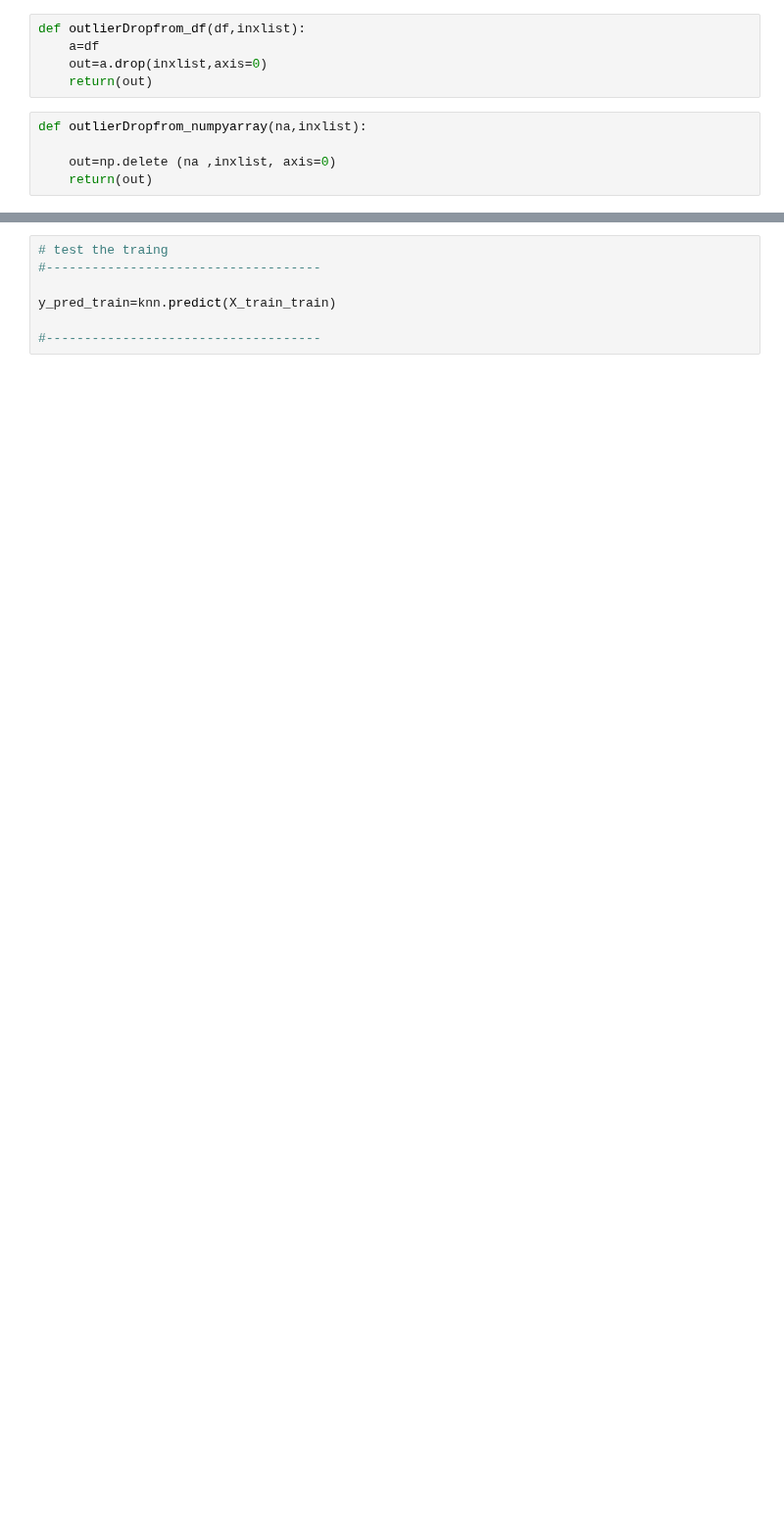
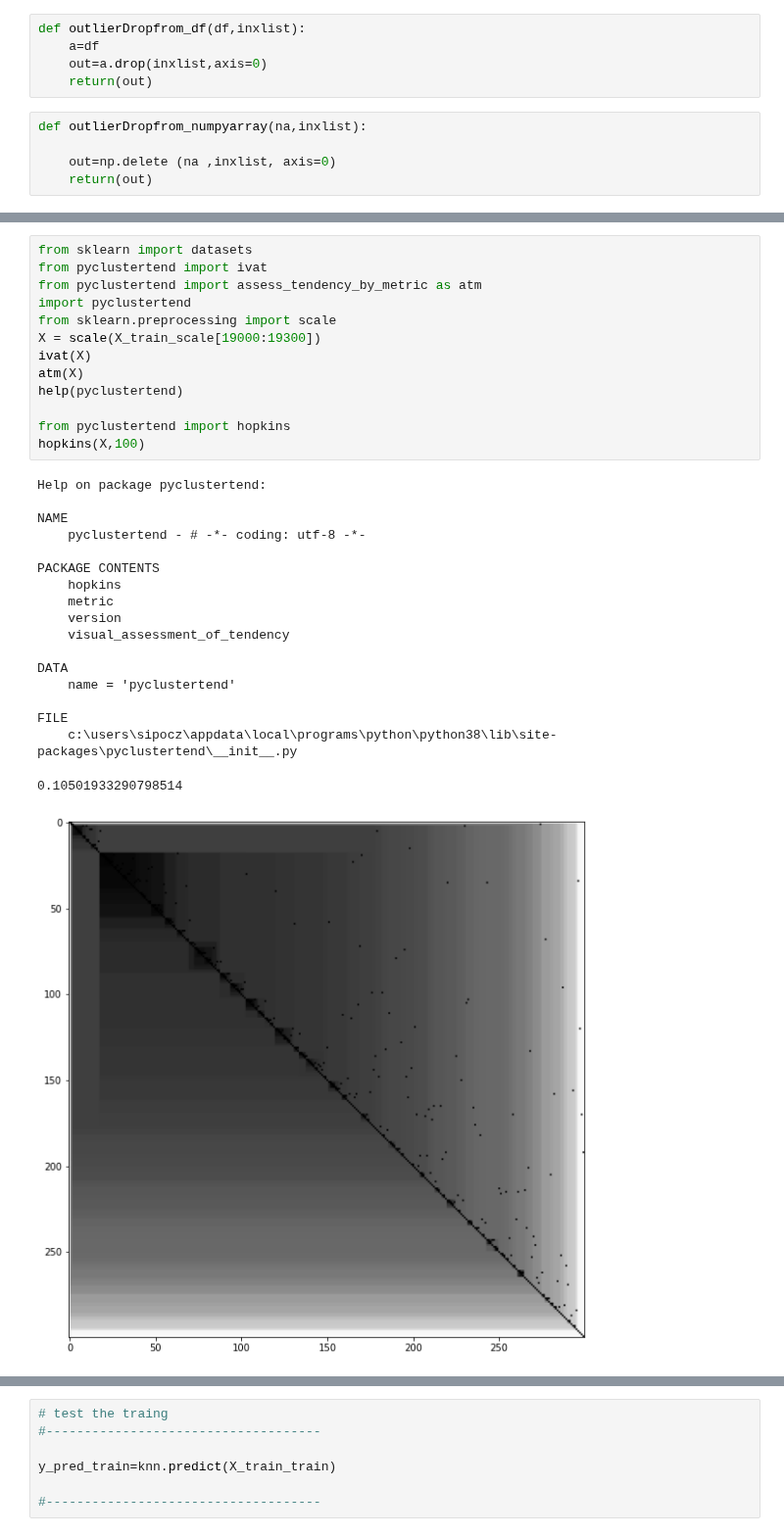
Before and after one commit to sipocz/_earthQuake, a Jupyter notebook: gpos_lin/_earthquake_cluster.ipynb, the cells around one changed output, grey strips where cells are left out. Shown at 98% size. Cells and saved outputs as stored; diff of their text form; blank space fills up the shorter version.

```diff
--- a/gpos_lin/_earthquake_cluster.ipynb
+++ b/gpos_lin/_earthquake_cluster.ipynb
@@ -294,0 +244,32 @@ print(y_train_train)
+# %%
+from sklearn import datasets
+from pyclustertend import ivat
+from pyclustertend import assess_tendency_by_metric as atm
+import pyclustertend
+from sklearn.preprocessing import scale
+X = scale(X_train_scale[19000:19300])
+ivat(X)
+atm(X)
+help(pyclustertend)
+
+from pyclustertend import hopkins
+hopkins(X,100)
+# %% [output]
+Help on package pyclustertend:
+
+NAME
+    pyclustertend - # -*- coding: utf-8 -*-
+
+PACKAGE CONTENTS
+    hopkins
+    metric
+    version
+    visual_assessment_of_tendency
+
+DATA
+    name = 'pyclustertend'
+
+FILE
+    c:\users\sipocz\appdata\local\programs\python\python38\lib\site-packages\pyclustertend\__init__.py
+0.10501933290798514
+[figure, added]
```
Also changed, not shown: parts of 30 cells of this notebook, 4 other files.
